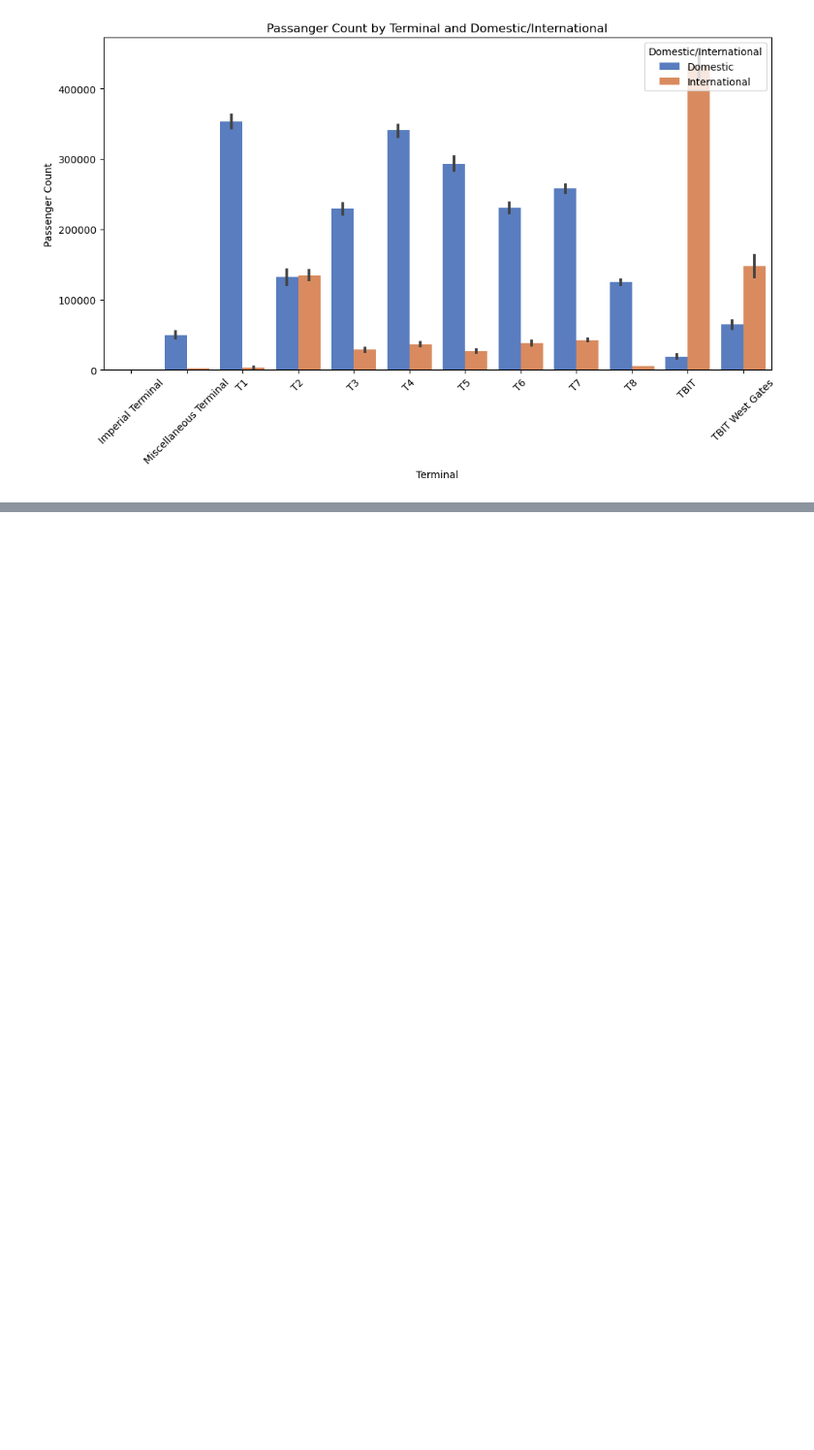
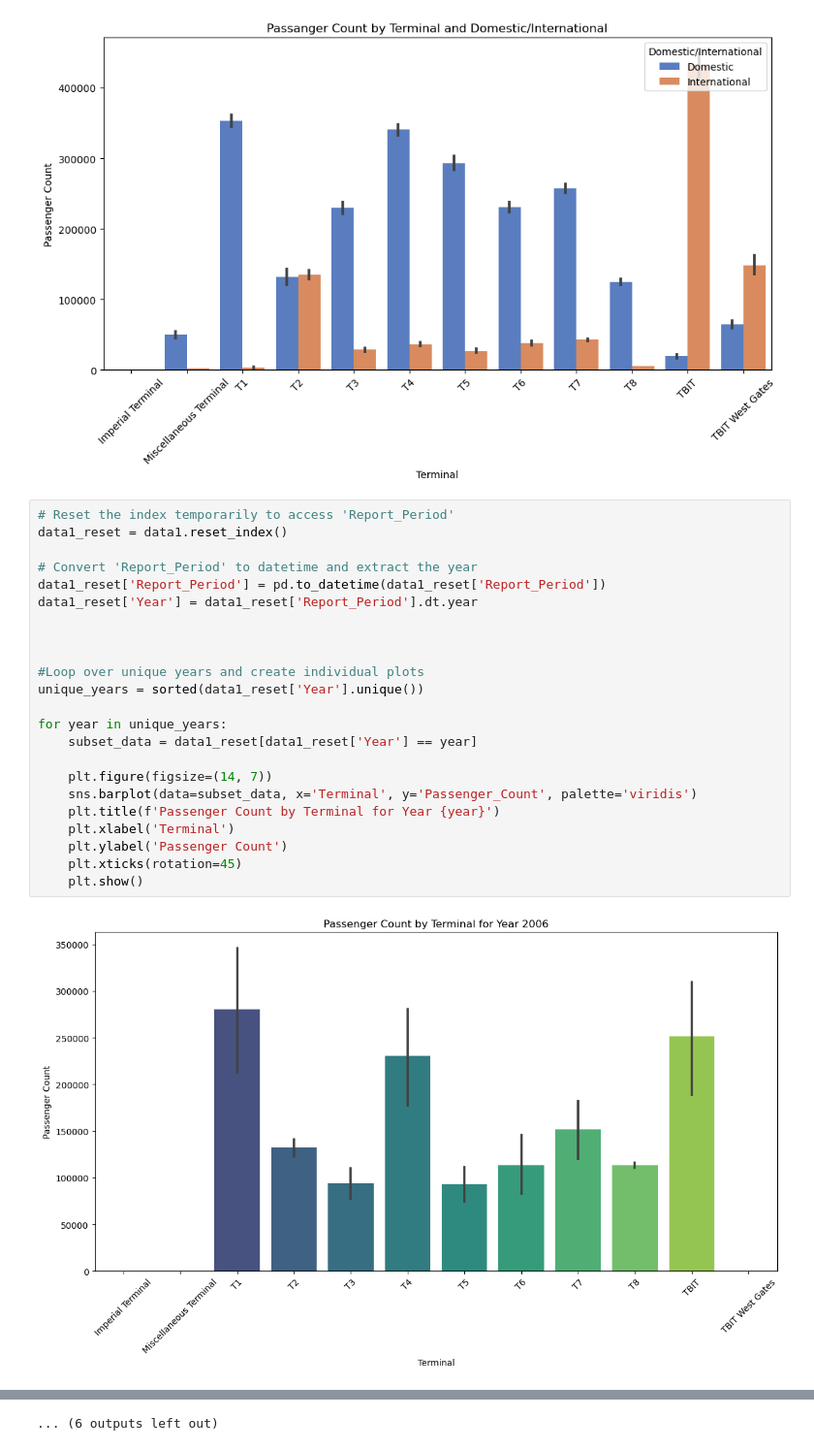
Before and after one commit to IsaganiJulian/LAX_Analysis, a Jupyter notebook: terminal/terminal.ipynb, the cells around one changed output, grey strips where cells are left out. Shown at 97% size. Cells and saved outputs as stored; diff of their text form; blank space fills up the shorter version.

Commit message:
Upload EDA visualizations
Visuals for terminal and passenger counts

```diff
--- a/terminal/terminal.ipynb
+++ b/terminal/terminal.ipynb
@@ -251,3 +256,28 @@ plt.xticks(rotation=45)
 plt.show()
 # %% [output]
 [figure]
+# %%
+# Reset the index temporarily to access 'Report_Period'
+data1_reset = data1.reset_index()
+
+# Convert 'Report_Period' to datetime and extract the year
+data1_reset['Report_Period'] = pd.to_datetime(data1_reset['Report_Period'])
+data1_reset['Year'] = data1_reset['Report_Period'].dt.year
+
+
+
+#Loop over unique years and create individual plots
+unique_years = sorted(data1_reset['Year'].unique())
+
+for year in unique_years:
+    subset_data = data1_reset[data1_reset['Year'] == year]
+
+    plt.figure(figsize=(14, 7))
+    sns.barplot(data=subset_data, x='Terminal', y='Passenger_Count', palette='viridis')
+    plt.title(f'Passenger Count by Terminal for Year {year}')
+    plt.xlabel('Terminal')
+    plt.ylabel('Passenger Count')
+    plt.xticks(rotation=45)
+    plt.show()
+# %% [output]
+[figure, added]
@@ -253,0 +295 @@ plt.show()
+... (6 outputs left out)
```
Also changed, not shown: parts of 12 cells of this notebook, 1 other file.
